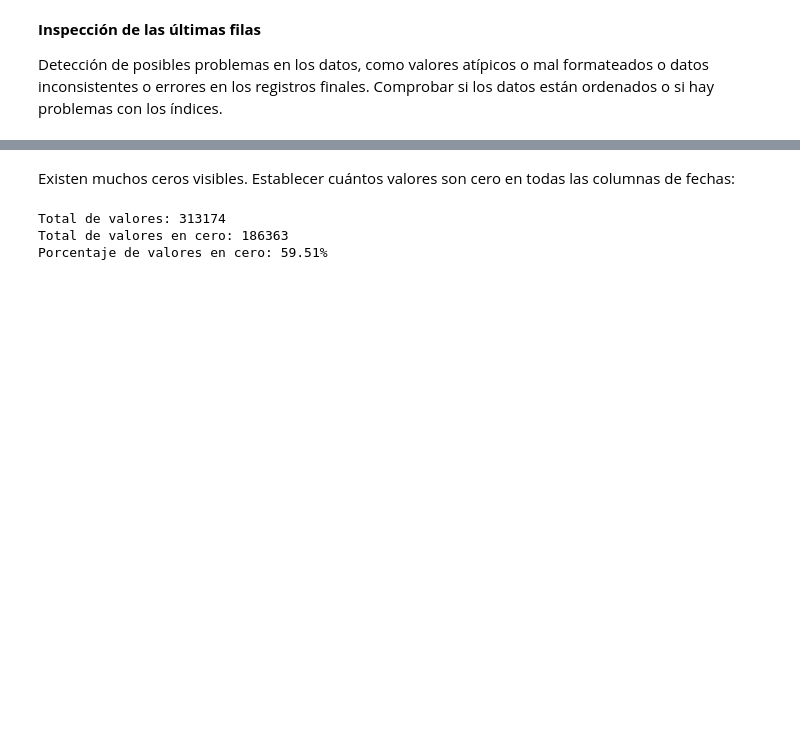
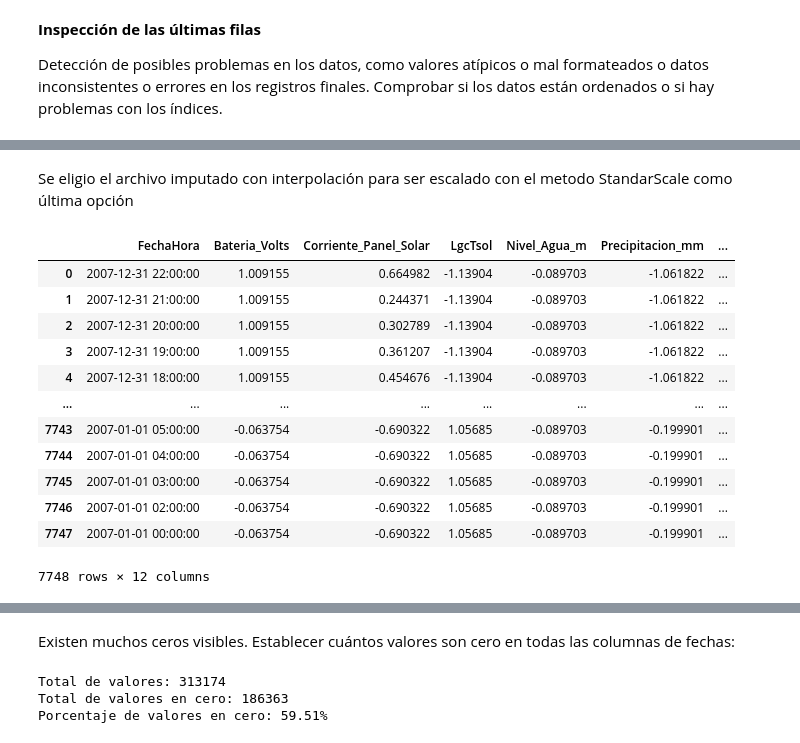
Before and after one commit to jasolano61/Sistemas-Ciberfisicos-y-Aprendizaje-automatico, a Jupyter notebook: AprendizajeAutomatico/tarea1/Tarea1.ipynb, the cells around one changed output, grey strips where cells are left out. Saved outputs shown, nothing was run; the diff lists cells and outputs as text; code cells hidden in the pictures; blank space fills up the shorter version.

```diff
--- a/AprendizajeAutomatico/tarea1/Tarea1.ipynb
+++ b/AprendizajeAutomatico/tarea1/Tarea1.ipynb
@@ -208,0 +530,30 @@ dtype: int64
+# %% [markdown]
+Se eligio el archivo imputado con interpolación para ser escalado con el metodo StandarScale como última opción
+# %%
+from sklearn.preprocessing import StandardScaler
+
+# Crear una copia del dataset interpolado
+df_interpolacion_standard = df_imputada_con_interpolacion.copy()
+
+# Excluir la columna de fecha antes de aplicar el escalado
+columns_to_scale = df_interpolacion_standard.select_dtypes(include=['float64', 'int64']).columns
+
+# Aplicar StandardScaler (media = 0, desviación estándar = 1)
+scaler = StandardScaler()
+df_interpolacion_standard[columns_to_scale] = scaler.fit_transform(df_interpolacion_standard[columns_to_scale])
+
+df_interpolacion_standard
+# %% [output]
+|  | FechaHora | Bateria_Volts | Corriente_Panel_Solar | LgcTsol | Nivel_Agua_m | Precipitacion_mm | ... |
+| 0 | 2007-12-31 22:00:00 | 1.009155 | 0.664982 | -1.13904 | -0.089703 | -1.061822 | ... |
+| 1 | 2007-12-31 21:00:00 | 1.009155 | 0.244371 | -1.13904 | -0.089703 | -1.061822 | ... |
+| 2 | 2007-12-31 20:00:00 | 1.009155 | 0.302789 | -1.13904 | -0.089703 | -1.061822 | ... |
+| 3 | 2007-12-31 19:00:00 | 1.009155 | 0.361207 | -1.13904 | -0.089703 | -1.061822 | ... |
+| 4 | 2007-12-31 18:00:00 | 1.009155 | 0.454676 | -1.13904 | -0.089703 | -1.061822 | ... |
+| ... | ... | ... | ... | ... | ... | ... | ... |
+| 7743 | 2007-01-01 05:00:00 | -0.063754 | -0.690322 | 1.05685 | -0.089703 | -0.199901 | ... |
+| 7744 | 2007-01-01 04:00:00 | -0.063754 | -0.690322 | 1.05685 | -0.089703 | -0.199901 | ... |
+| 7745 | 2007-01-01 03:00:00 | -0.063754 | -0.690322 | 1.05685 | -0.089703 | -0.199901 | ... |
+| 7746 | 2007-01-01 02:00:00 | -0.063754 | -0.690322 | 1.05685 | -0.089703 | -0.199901 | ... |
+| 7747 | 2007-01-01 00:00:00 | -0.063754 | -0.690322 | 1.05685 | -0.089703 | -0.199901 | ... |
+7748 rows × 12 columns
```
Also changed, not shown: parts of 95 cells of this notebook.
